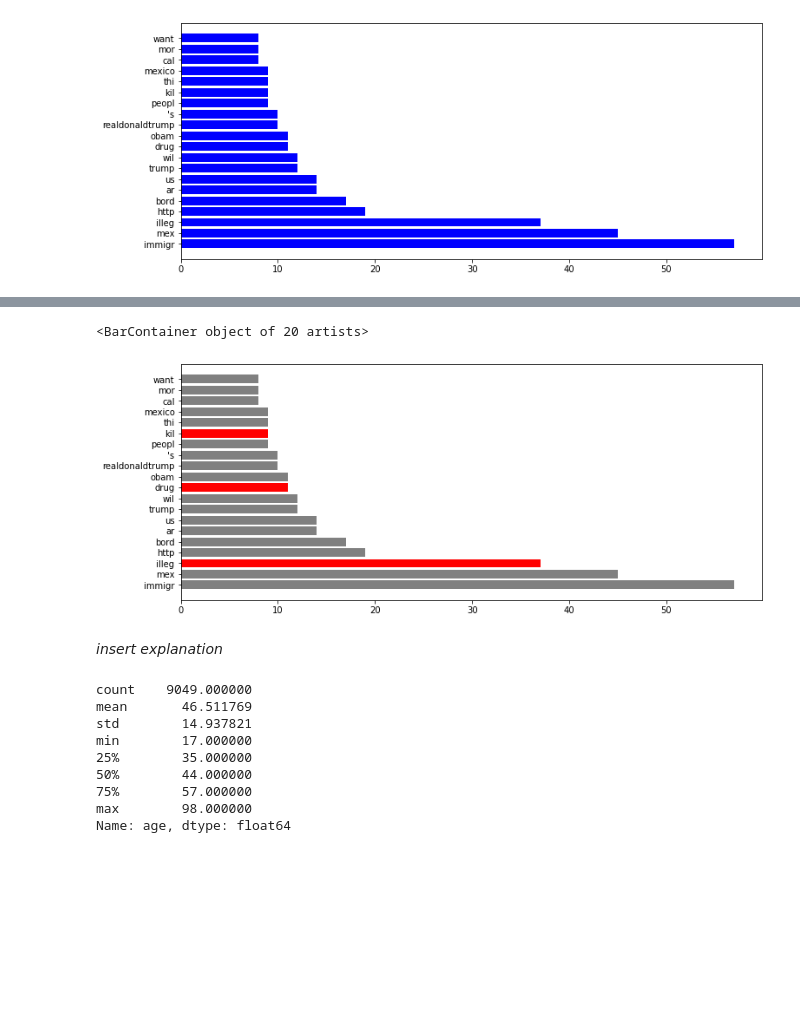
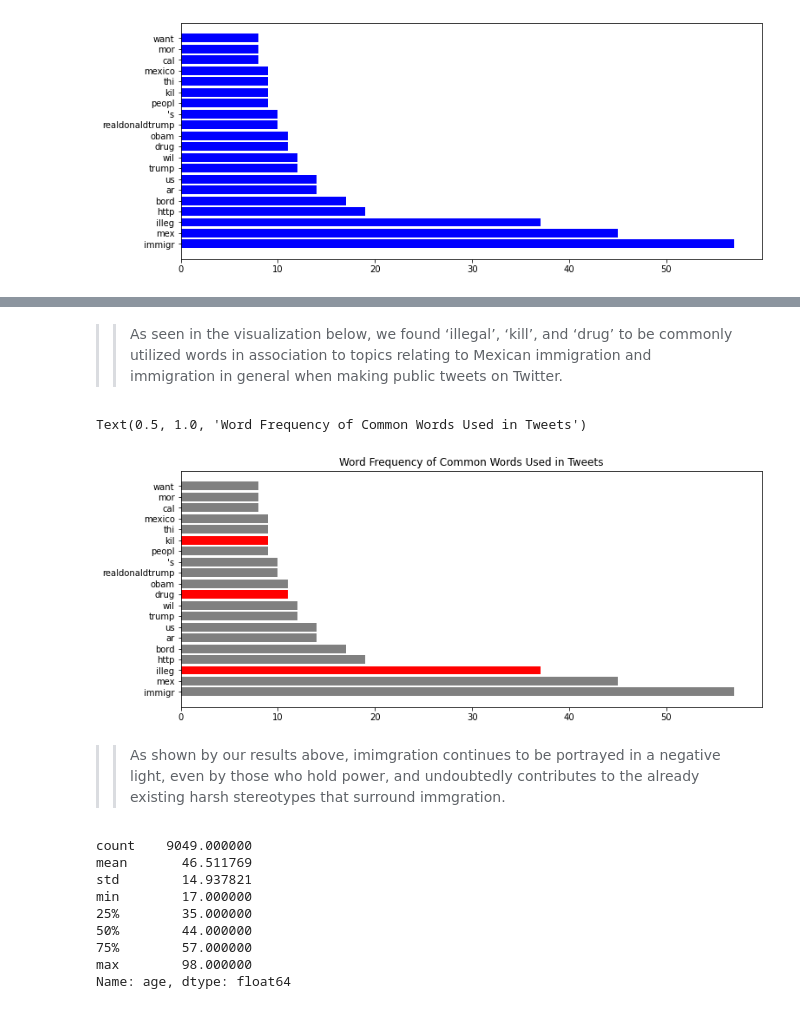
Before and after one commit to michaeliniquez3/FinalProject, a Jupyter notebook: _notebooks/2022-03-13-Final.ipynb, the cells around one changed output, grey strips where cells are left out. Drawn from its saved outputs; the diff is of its cells as text; code cells hidden in the pictures; blank space fills up the shorter version.

```diff
--- a/_notebooks/2022-03-13-Final.ipynb
+++ b/_notebooks/2022-03-13-Final.ipynb
@@ -371,12 +388,15 @@ barcolors
  'grey',
  'grey',
  'grey']
+# %% [markdown]
+>> As seen in the visualization below, we found ‘illegal’, ‘kill’, and ‘drug’ to be commonly utilized words in association to topics relating to Mexican immigration and immigration in general when making public tweets on Twitter.
 # %%
 plt.figure(figsize=(12,5))
 plt.barh(frequentwords,frequentvals,color=barcolors)
+plt.title('Word Frequency of Common Words Used in Tweets')
 # %% [output]
-<BarContainer object of 20 artists>
+Text(0.5, 1.0, 'Word Frequency of Common Words Used in Tweets')
-[figure, old version]
+[figure, new version]
-# %% [markdown]
-*insert explanation*
+# %% [markdown]
+>> As shown by our results above, imimgration continues to be portrayed in a negative light, even by those who hold power, and undoubtedly contributes to the already existing harsh stereotypes that surround immgration.
 # %%
```
Also changed, not shown: parts of 55 cells of this notebook.
